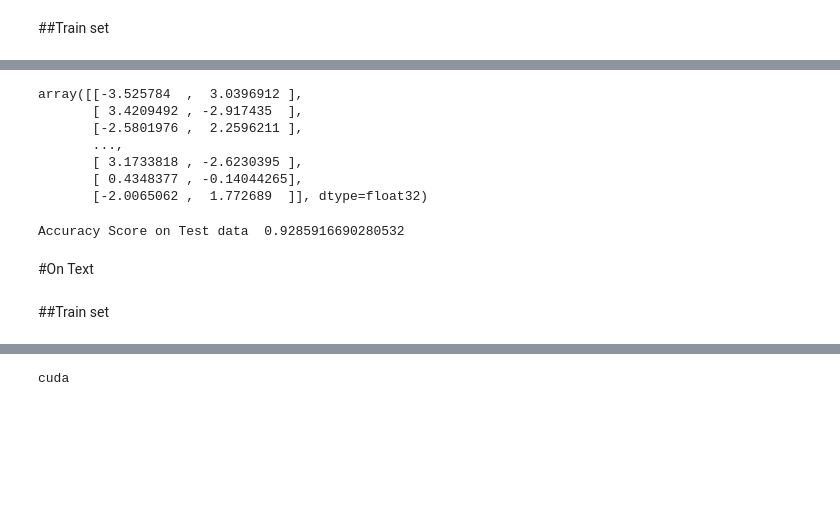
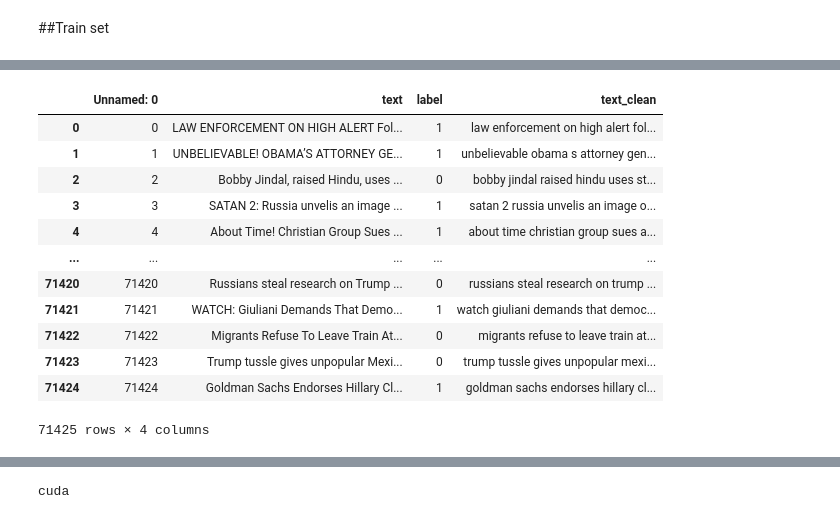
Before and after one commit to adrianacupp/fake_new_classification, a Jupyter notebook: Modeling_merged.ipynb, the cells around one changed output, grey strips where cells are left out. Drawn from its saved outputs; the diff is of its cells as text; code cells hidden in the pictures; blank space fills up the shorter version.

Commit message:
Creato con Colaboratory

```diff
--- a/Modeling_merged.ipynb
+++ b/Modeling_merged.ipynb
@@ -9,7 +11,7 @@ drive.mount('/content/gdrive')
 Mounted at /content/gdrive
 # %%
 import pandas as pd
-df =pd.read_csv('gdrive/My Drive/Colab Notebooks/FAKE_NEWS/df_pre_tok.csv')
+df =pd.read_csv('gdrive/My Drive/Colab Notebooks/FAKE_NEWS/df_pre_tok_text.csv')
 # %%
 df.info()
 # %% [output]
@@ -364,24 +124,0 @@ for batch in notebook.tqdm(test_dataloader, desc="Evaluating"):
-# %%
-preds
-# %% [output]
-array([[-3.525784  ,  3.0396912 ],
-       [ 3.4209492 , -2.917435  ],
-       [-2.5801976 ,  2.2596211 ],
-       ...,
-       [ 3.1733818 , -2.6230395 ],
-       [ 0.4348377 , -0.14044265],
-       [-2.0065062 ,  1.772689  ]], dtype=float32)
-# %%
-# Get final loss, predictions and accuracy
-
-from sklearn.metrics import accuracy_score
-
-preds = np.argmax(preds, axis=1)
-acc_score = accuracy_score(preds, out_label_ids)
-print ('Accuracy Score on Test data ', acc_score)
-# %% [output]
-Accuracy Score on Test data  0.9285916690280532
-# %% [markdown]
-#On Text
-# %% [markdown]
-##Train set
@@ -390,3 +125,19 @@ from sklearn.model_selection import train_test_split
+# %%
+df
+# %% [output]
+|  | Unnamed: 0 | text | label | text_clean |
+| 0 | 0 | LAW ENFORCEMENT ON HIGH ALERT Fol... | 1 | law enforcement on high alert fol... |
+| 1 | 1 | UNBELIEVABLE! OBAMA’S ATTORNEY GE... | 1 | unbelievable obama s attorney gen... |
+| 2 | 2 | Bobby Jindal, raised Hindu, uses ... | 0 | bobby jindal raised hindu uses st... |
+| 3 | 3 | SATAN 2: Russia unvelis an image ... | 1 | satan 2 russia unvelis an image o... |
+| 4 | 4 | About Time! Christian Group Sues ... | 1 | about time christian group sues a... |
+| ... | ... | ... | ... | ... |
+| 71420 | 71420 | Russians steal research on Trump ... | 0 | russians steal research on trump ... |
+| 71421 | 71421 | WATCH: Giuliani Demands That Demo... | 1 | watch giuliani demands that democ... |
+| 71422 | 71422 | Migrants Refuse To Leave Train At... | 0 | migrants refuse to leave train at... |
+| 71423 | 71423 | Trump tussle gives unpopular Mexi... | 0 | trump tussle gives unpopular mexi... |
+| 71424 | 71424 | Goldman Sachs Endorses Hillary Cl... | 1 | goldman sachs endorses hillary cl... |
+71425 rows × 4 columns
 # %%
 #XY train_test split + tokenize X_train and X_test
 
```
Also changed, not shown: parts of 47 cells of this notebook.
